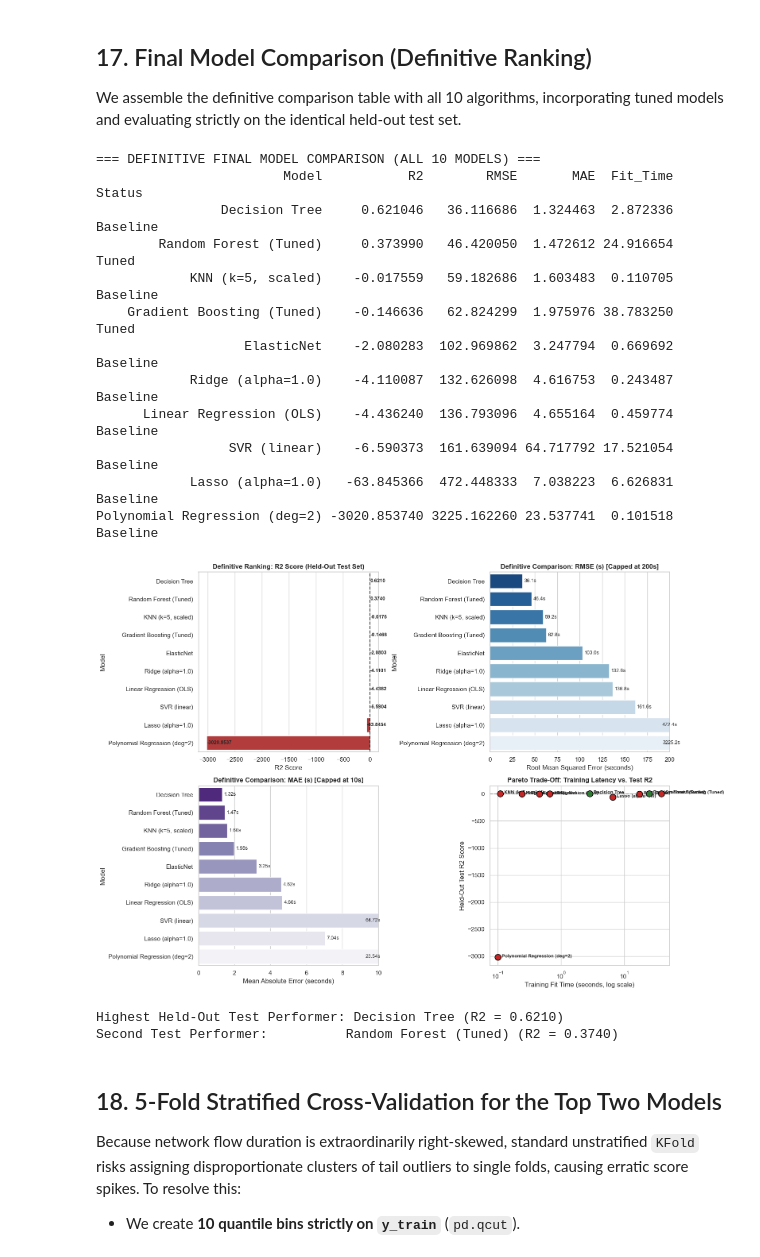
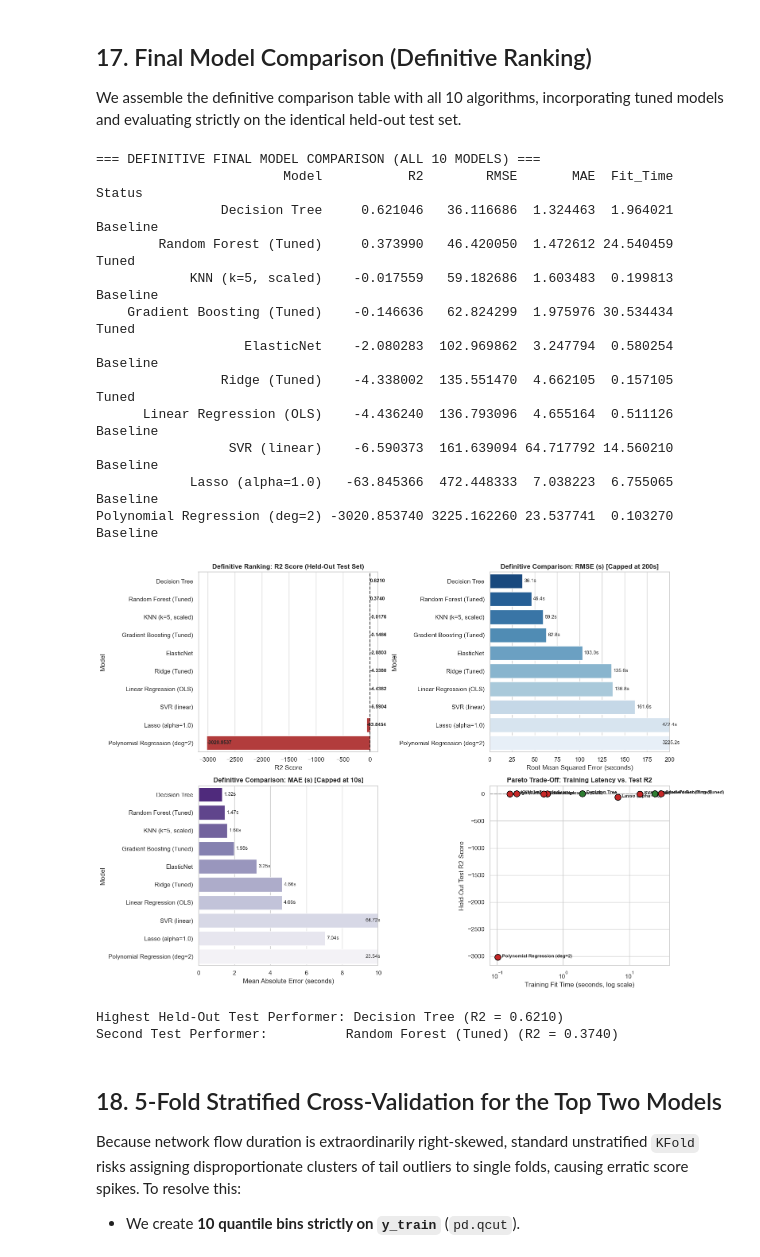
Before and after one commit to likhith1253/ML_Capstone, a Jupyter notebook: regression/regression.ipynb, the cells around one changed output. Cells and saved outputs as stored; diff of their text form; code cells hidden in the pictures.

```diff
--- a/regression/regression.ipynb
+++ b/regression/regression.ipynb
@@ -507,7 +507,7 @@ axes[0, 0].errorbar(x=range(len(ridge_cv_df)), y=ridge_cv_df['Mean_CV_R2'], yerr
                     fmt='-o', color='#1565c0', ecolor='#d84315', capsize=5, lw=2, markersize=8)
 axes[0, 0].set_xticks(range(len(ridge_cv_df)))
 axes[0, 0].set_xticklabels([f"alpha = {a}" for a in ridge_cv_df['alpha']])
-axes[0, 0].set_title("Training 5-Fold CV Mean R2 vs. Ridge Alpha", fontsize=11, fontweight='bold')
+axes[0, 0].set_title("Ridge Alpha Sensitivity: 5-Fold CV Mean R2 vs. Alpha", fontsize=11, fontweight='bold')
 axes[0, 0].set_ylabel("Mean CV R2 (+/- 1 Std)")
 for i, r in ridge_cv_df.iterrows():
     axes[0, 0].annotate(f"{r['Mean_CV_R2']:.4f}", (i, r['Mean_CV_R2'] + 0.05), ha='center', fontweight='bold')
@@ -1755,6 +1849,8 @@ for row in baseline_results:
         final_results.append({'Model': 'Random Forest (Tuned)', 'R2': r2_rf_tuned, 'RMSE': rmse_rf_tuned, 'MAE': mae_rf_tuned, 'Fit_Time': t_fit_rf, 'Status': 'Tuned'})
     elif 'Gradient Boosting' in m_name:
         final_results.append({'Model': 'Gradient Boosting (Tuned)', 'R2': r2_gb_tuned, 'RMSE': rmse_gb_tuned, 'MAE': mae_gb_tuned, 'Fit_Time': t_fit_gb, 'Status': 'Tuned'})
+    elif 'Ridge' in m_name:
+        final_results.append({'Model': 'Ridge (Tuned)', 'R2': r2_ridge_tuned, 'RMSE': rmse_ridge_tuned, 'MAE': mae_ridge_tuned, 'Fit_Time': t_fit_ridge, 'Status': 'Tuned'})
     else:
         final_results.append({'Model': m_name, 'R2': row['R2'], 'RMSE': row['RMSE'], 'MAE': row['MAE'], 'Fit_Time': row.get('Fit_Time', 1.0), 'Status': 'Baseline'})
 
@@ -1786,44 +1882,44 @@ for i, r in final_results_df.iterrows():
 # Panel 3: MAE (s)
 sns.barplot(data=final_results_df, x='MAE', y='Model', palette='Purples_r', ax=axes[1, 0])
 axes[1, 0].set_title("Definitive Comparison: MAE (s) [Capped at 10s]", fontsize=12, fontweight='bold')
 axes[1, 0].set_xlabel("Mean Absolute Error (seconds)")
 axes[1, 0].set_xlim(0, 10)
 for i, r in final_results_df.iterrows():
     axes[1, 0].annotate(f"{r['MAE']:.2f}s", (min(r['MAE'], 9.2) + 0.1, i), va='center', fontsize=9)
 
 # Panel 4: Pareto Efficiency: Training Fit Time vs. Test R2
 scatter_colors = ['#2e7d32' if r > 0 else '#c62828' for r in final_results_df['R2']]
 axes[1, 1].scatter(final_results_df['Fit_Time'], final_results_df['R2'], c=scatter_colors, s=120, edgecolors='black', lw=1.2, zorder=5)
 axes[1, 1].set_xscale('log')
 axes[1, 1].axhline(0, color='gray', linestyle='--', alpha=0.6)
 axes[1, 1].set_title("Pareto Trade-Off: Training Latency vs. Test R2", fontsize=12, fontweight='bold')
 axes[1, 1].set_xlabel("Training Fit Time (seconds, log scale)")
 axes[1, 1].set_ylabel("Held-Out Test R2 Score")
 for _, r in final_results_df.iterrows():
     axes[1, 1].annotate(r['Model'], (r['Fit_Time'] * 1.15, r['R2']), fontsize=8.5, fontweight='bold')
 
 plt.tight_layout()
 plt.show()
 
 # Programmatically identify top 2 models on held-out test set
 top_1_test_model = final_results_df.iloc[0]['Model']
 top_2_test_model = final_results_df.iloc[1]['Model']
 print(f"Highest Held-Out Test Performer: {top_1_test_model} (R2 = {final_results_df.iloc[0]['R2']:.4f})")
 print(f"Second Test Performer:          {top_2_test_model} (R2 = {final_results_df.iloc[1]['R2']:.4f})")
 # %% [output]
 === DEFINITIVE FINAL MODEL COMPARISON (ALL 10 MODELS) ===
                         Model           R2        RMSE       MAE  Fit_Time   Status
-                Decision Tree     0.621046   36.116686  1.324463  2.872336 Baseline
-        Random Forest (Tuned)     0.373990   46.420050  1.472612 24.916654    Tuned
-            KNN (k=5, scaled)    -0.017559   59.182686  1.603483  0.110705 Baseline
-    Gradient Boosting (Tuned)    -0.146636   62.824299  1.975976 38.783250    Tuned
-                   ElasticNet    -2.080283  102.969862  3.247794  0.669692 Baseline
-            Ridge (alpha=1.0)    -4.110087  132.626098  4.616753  0.243487 Baseline
-      Linear Regression (OLS)    -4.436240  136.793096  4.655164  0.459774 Baseline
-                 SVR (linear)    -6.590373  161.639094 64.717792 17.521054 Baseline
-            Lasso (alpha=1.0)   -63.845366  472.448333  7.038223  6.626831 Baseline
-Polynomial Regression (deg=2) -3020.853740 3225.162260 23.537741  0.101518 Baseline
+                Decision Tree     0.621046   36.116686  1.324463  1.964021 Baseline
+        Random Forest (Tuned)     0.373990   46.420050  1.472612 24.540459    Tuned
+            KNN (k=5, scaled)    -0.017559   59.182686  1.603483  0.199813 Baseline
+    Gradient Boosting (Tuned)    -0.146636   62.824299  1.975976 30.534434    Tuned
+                   ElasticNet    -2.080283  102.969862  3.247794  0.580254 Baseline
+                Ridge (Tuned)    -4.338002  135.551470  4.662105  0.157105    Tuned
+      Linear Regression (OLS)    -4.436240  136.793096  4.655164  0.511126 Baseline
+                 SVR (linear)    -6.590373  161.639094 64.717792 14.560210 Baseline
+            Lasso (alpha=1.0)   -63.845366  472.448333  7.038223  6.755065 Baseline
+Polynomial Regression (deg=2) -3020.853740 3225.162260 23.537741  0.103270 Baseline
-[figure, old version]
+[figure, new version]
 Highest Held-Out Test Performer: Decision Tree (R2 = 0.6210)
 Second Test Performer:          Random Forest (Tuned) (R2 = 0.3740)
 # %% [markdown]
```
Also changed, not shown: parts of 25 cells of this notebook.
